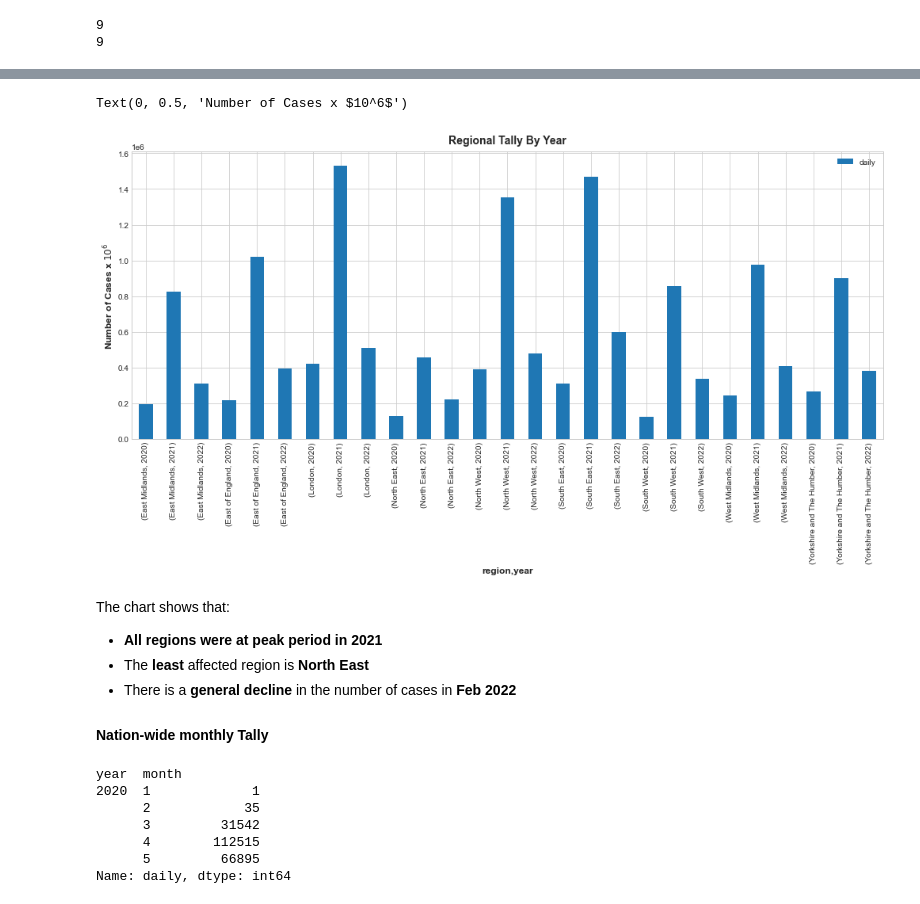
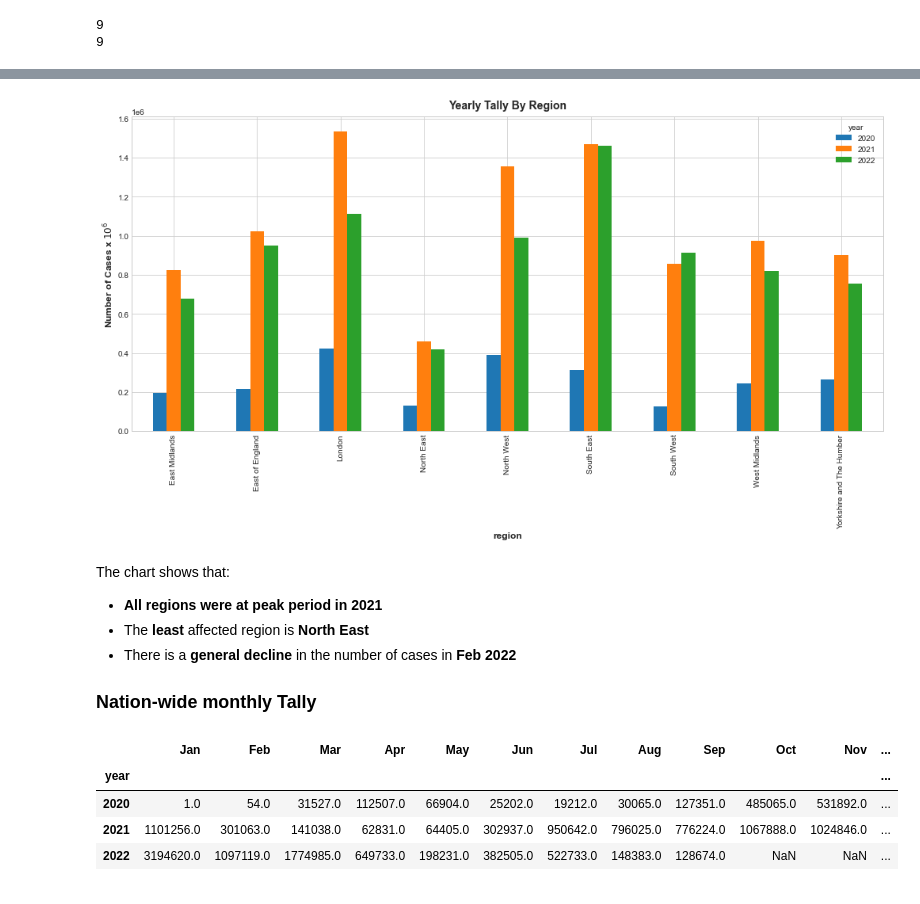
Before and after one commit to CyprianFusi/UK-Covid-19-Data-via-OpenData-API, a Jupyter notebook: uk_covid_dataset_over_api.ipynb, the cells around one changed output, grey strips where cells are left out. Saved outputs shown, nothing was run; the diff lists cells and outputs as text; code cells hidden in the pictures.

```diff
--- a/uk_covid_dataset_over_api.ipynb
+++ b/uk_covid_dataset_over_api.ipynb
@@ -191,4 +187,4 @@ print(df.region.nunique())
 # %%
-regional_yearly = df.groupby(['region', 'year'])['daily'].sum()
+regional_yearly = df.groupby(['region', 'year'])['daily'].sum().unstack()
 regional_yearly.head()
 # %% [output]
@@ -213,24 +198,23 @@ regional_yearly_df.head()
-# %%
-regional_yearly_df.plot(kind = 'bar', figsize = (14, 8))
-plt.title('Regional Tally By Year')
-plt.ylabel('Number of Cases x $10^6$')
-# %% [output]
-Text(0, 0.5, 'Number of Cases x $10^6$')
-[figure, removed]
+# %%
+regional_yearly.plot(kind = 'bar', figsize = (14, 8))
+plt.title('Yearly Tally By Region')
+plt.ylabel('Number of Cases x $10^6$')
+plt.show()
+# %% [output]
+[figure, added]
 # %% [markdown]
 The chart shows that:
 * **All regions were at peak period in 2021**
 * The **least** affected region is **North East**
 * There is a **general decline** in the number of cases in **Feb 2022**
-#### Nation-wide monthly Tally
+### Nation-wide monthly Tally
 # %%
-regional_monthly = df.groupby(['year', 'month'])['daily'].sum()
+regional_monthly = df.groupby(['year', 'month'])['daily'].sum().unstack()
+regional_monthly.columns = ['Jan', 'Feb', 'Mar', 'Apr', 'May', 'Jun', 'Jul', 'Aug', 'Sep', 'Oct', 'Nov', 'Dec']
 regional_monthly.head()
 # %% [output]
-year  month
-2020  1             1
-      2            35
-      3         31542
-      4        112515
-      5         66895
-Name: daily, dtype: int64
+|  | Jan | Feb | Mar | Apr | May | Jun | Jul | Aug | Sep | Oct | Nov | ... |
+| year |  |  |  |  |  |  |  |  |  |  |  | ... |
+| 2020 | 1.0 | 54.0 | 31527.0 | 112507.0 | 66904.0 | 25202.0 | 19212.0 | 30065.0 | 127351.0 | 485065.0 | 531892.0 | ... |
+| 2021 | 1101256.0 | 301063.0 | 141038.0 | 62831.0 | 64405.0 | 302937.0 | 950642.0 | 796025.0 | 776224.0 | 1067888.0 | 1024846.0 | ... |
+| 2022 | 3194620.0 | 1097119.0 | 1774985.0 | 649733.0 | 198231.0 | 382505.0 | 522733.0 | 148383.0 | 128674.0 | NaN | NaN | ... |
```
Also changed, not shown: parts of 27 cells of this notebook, 1 other file.
